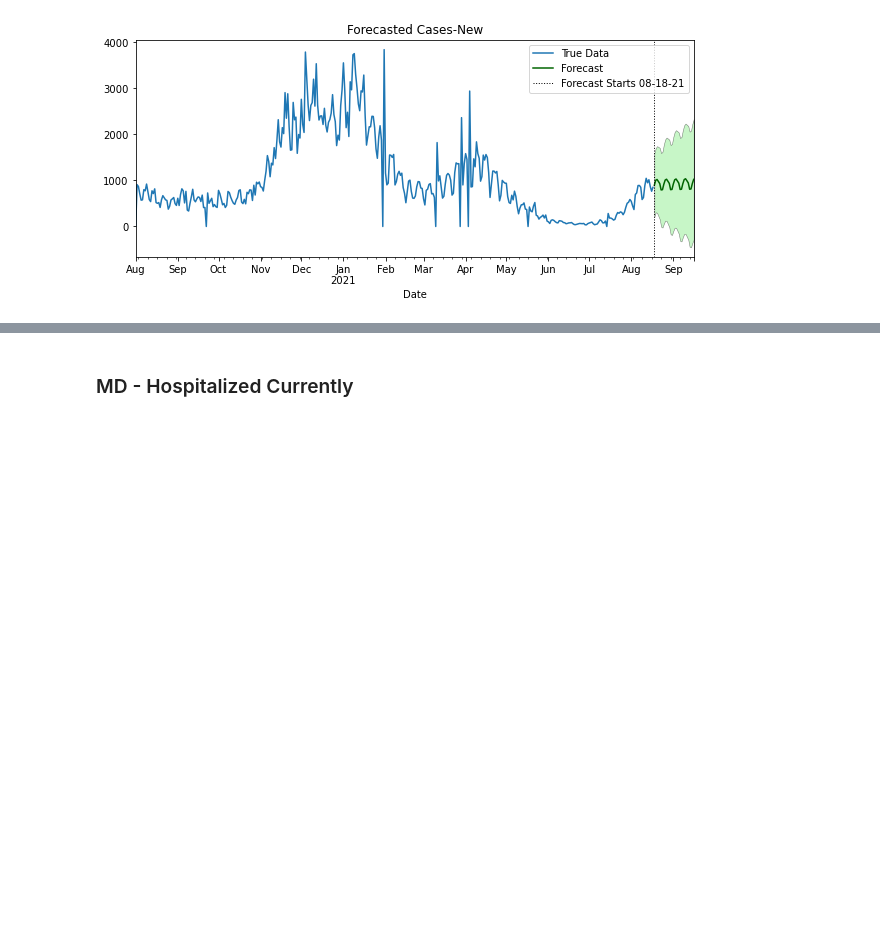
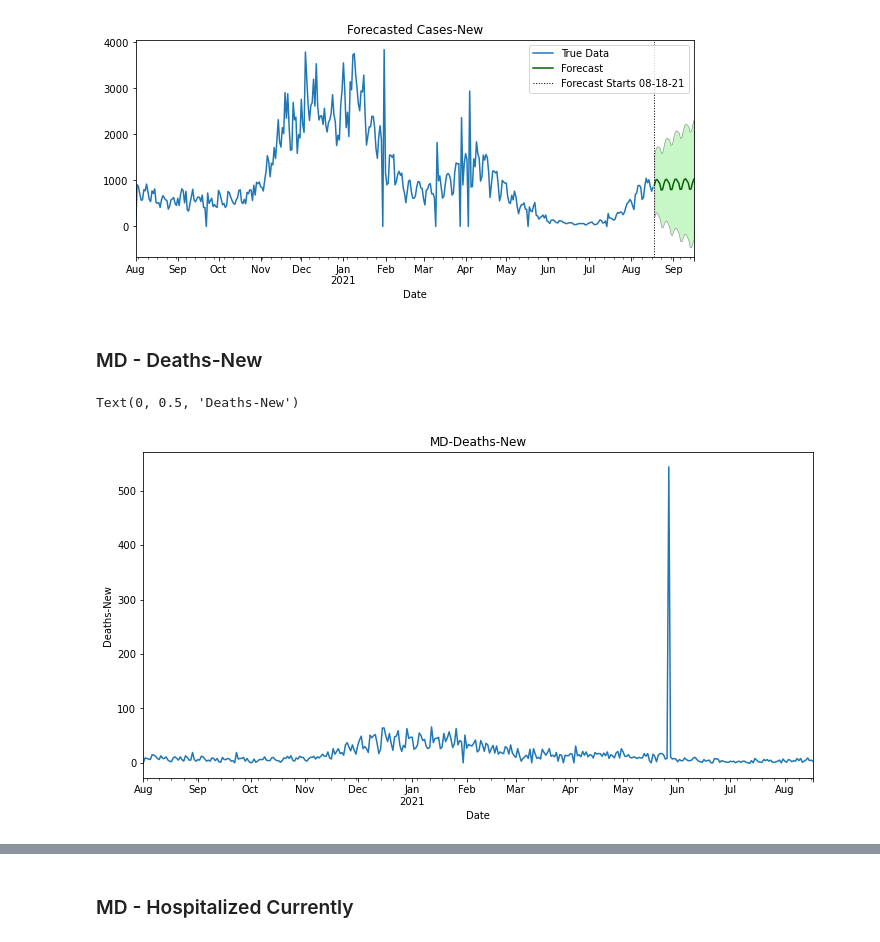
Before and after one commit to jirvingphd/playing-with-coronavirus-data, a Jupyter notebook: 2_coronavirus_covid_19_timeseries_forecasting_08-2021.ipynb, the cells around one changed output, grey strips where cells are left out. Drawn from its saved outputs; the diff is of its cells as text; code cells hidden in the pictures; blank space fills up the shorter version.

```diff
--- a/2_coronavirus_covid_19_timeseries_forecasting_08-2021.ipynb
+++ b/2_coronavirus_covid_19_timeseries_forecasting_08-2021.ipynb
@@ -684,3 +684,13 @@ Warnings:
  <AxesSubplot:title={'center':'Forecasted Cases-New'}, xlabel='Date'>)
 [figure]
 [figure]
+# %% [markdown]
+### MD - Deaths-New
+# %%
+col = 'Deaths-New'
+ts = df_state[col].copy()
+ax = ts.plot(title=f"{state}-{col}");
+ax.set_ylabel(col)
+# %% [output]
+Text(0, 0.5, 'Deaths-New')
+[figure, added]
```
Also changed, not shown: parts of 19 cells of this notebook.
